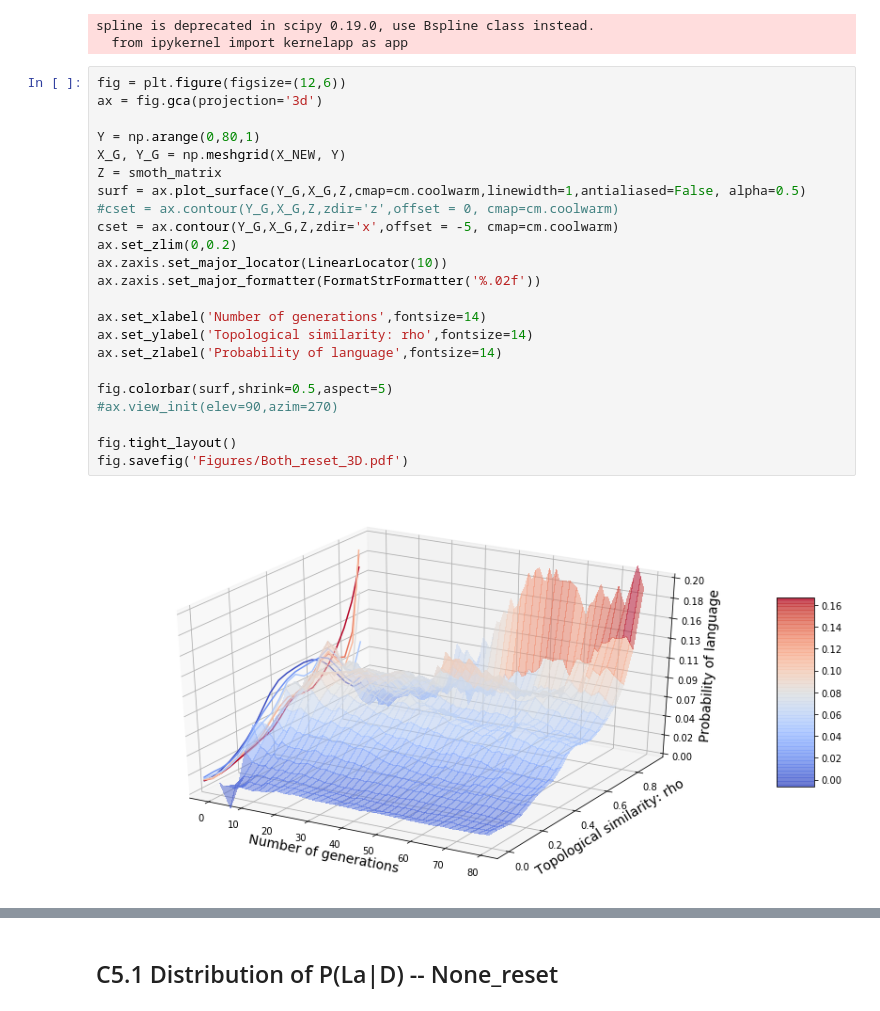
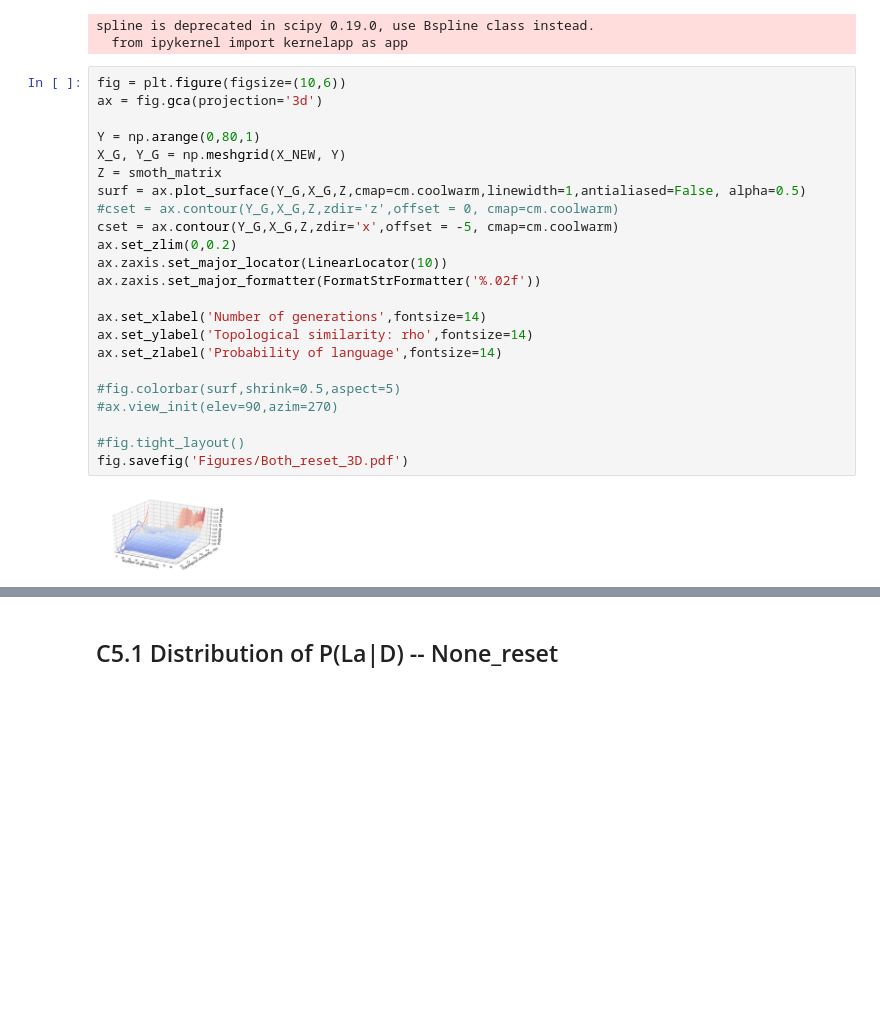
Before and after one commit to Joshua-Edinburgh/numeral_thesis, a Jupyter notebook: show_figures.ipynb, the cells around one changed output, grey strips where cells are left out. Cells and saved outputs as stored; diff of their text form; blank space fills up the shorter version.

Commit message:
Some new figures

```diff
--- a/show_figures.ipynb
+++ b/show_figures.ipynb
@@ -139,30 +191,30 @@ smoth_matrix = np.asarray(smoth_matrix)
 spline is deprecated in scipy 0.19.0, use Bspline class instead.
   from ipykernel import kernelapp as app
 # %%
-fig = plt.figure(figsize=(12,6))
+fig = plt.figure(figsize=(10,6))
 ax = fig.gca(projection='3d')
 
 Y = np.arange(0,80,1)
 X_G, Y_G = np.meshgrid(X_NEW, Y)
 Z = smoth_matrix
 surf = ax.plot_surface(Y_G,X_G,Z,cmap=cm.coolwarm,linewidth=1,antialiased=False, alpha=0.5)
 #cset = ax.contour(Y_G,X_G,Z,zdir='z',offset = 0, cmap=cm.coolwarm)
 cset = ax.contour(Y_G,X_G,Z,zdir='x',offset = -5, cmap=cm.coolwarm)
 ax.set_zlim(0,0.2)
 ax.zaxis.set_major_locator(LinearLocator(10))
 ax.zaxis.set_major_formatter(FormatStrFormatter('%.02f'))
 
 ax.set_xlabel('Number of generations',fontsize=14)
 ax.set_ylabel('Topological similarity: rho',fontsize=14)
 ax.set_zlabel('Probability of language',fontsize=14)
 
-fig.colorbar(surf,shrink=0.5,aspect=5)
+#fig.colorbar(surf,shrink=0.5,aspect=5)
 #ax.view_init(elev=90,azim=270)
 
-fig.tight_layout()
+#fig.tight_layout()
 fig.savefig('Figures/Both_reset_3D.pdf')
 # %% [output]
-[figure, old version]
+[figure, new version]
 # %%
 fig2 = plt.figure(figsize=(6,4))
 ax2 = fig2.add_subplot(1,1,1)
```
Also changed, not shown: parts of 10 cells of this notebook, 1 other file.
